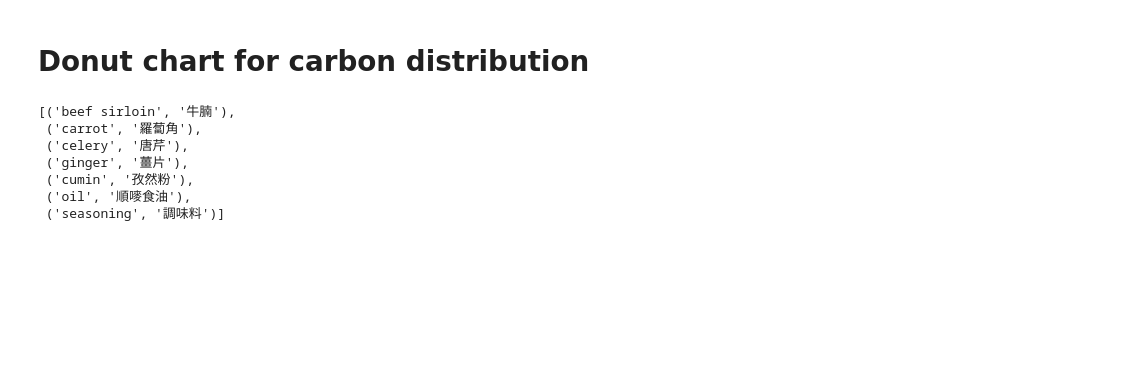
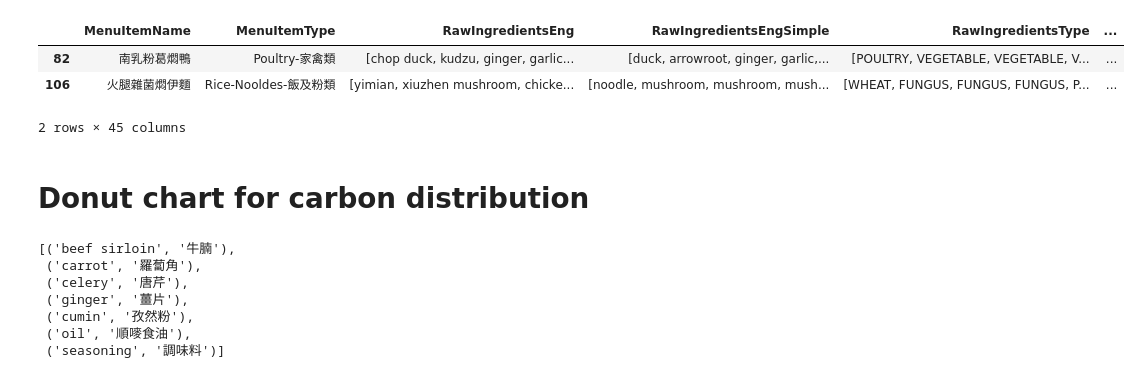
Before and after one commit to aashi1sethiya/trial_food, a Jupyter notebook: data_exploration.ipynb, the cells around one changed output. Cells and saved outputs as stored; diff of their text form; code cells hidden in the pictures; blank space fills up the shorter version.

```diff
--- a/data_exploration.ipynb
+++ b/data_exploration.ipynb
@@ -34,3 +58,10 @@ Index(['MenuItemName', 'MenuItemType', 'MenuItemID', 'RawIngredientsEng',
+# %%
+df[df.MenuItemName.isin(config.MENU_ASIAN)]
+# %% [output]
+|  | MenuItemName | MenuItemType | RawIngredientsEng | RawIngredientsEngSimple | RawIngredientsType | ... |
+| 82 | 南乳粉葛燜鴨 | Poultry-家禽類 | [chop duck, kudzu, ginger, garlic... | [duck, arrowroot, ginger, garlic,... | [POULTRY, VEGETABLE, VEGETABLE, V... | ... |
+| 106 | 火腿雜菌燜伊麵 | Rice-Nooldes-飯及粉類 | [yimian, xiuzhen mushroom, chicke... | [noodle, mushroom, mushroom, mush... | [WHEAT, FUNGUS, FUNGUS, FUNGUS, P... | ... |
+2 rows × 45 columns
 # %% [markdown]
 # Donut chart for carbon distribution
 # %%
```
Also changed, not shown: parts of 8 cells of this notebook, 4 other files.
